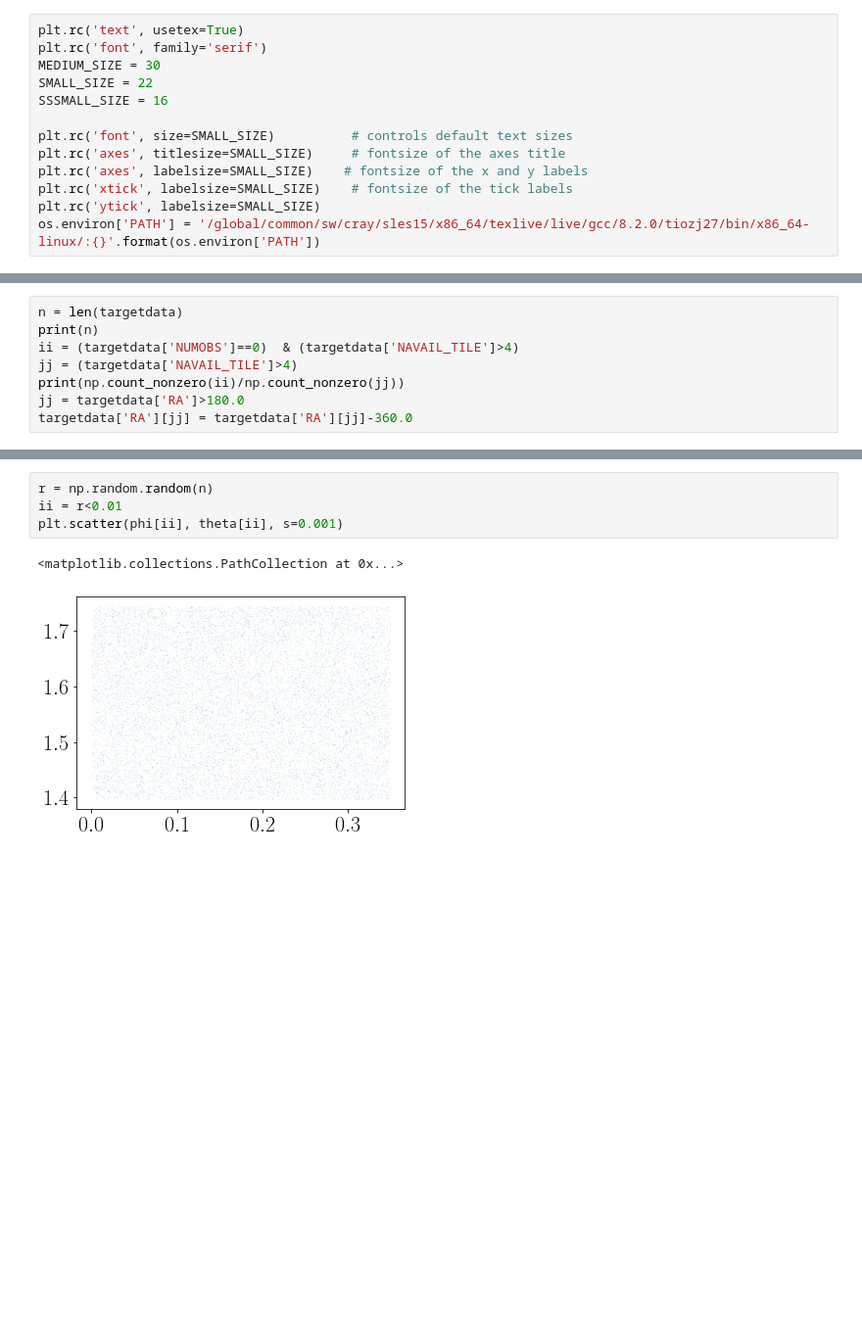
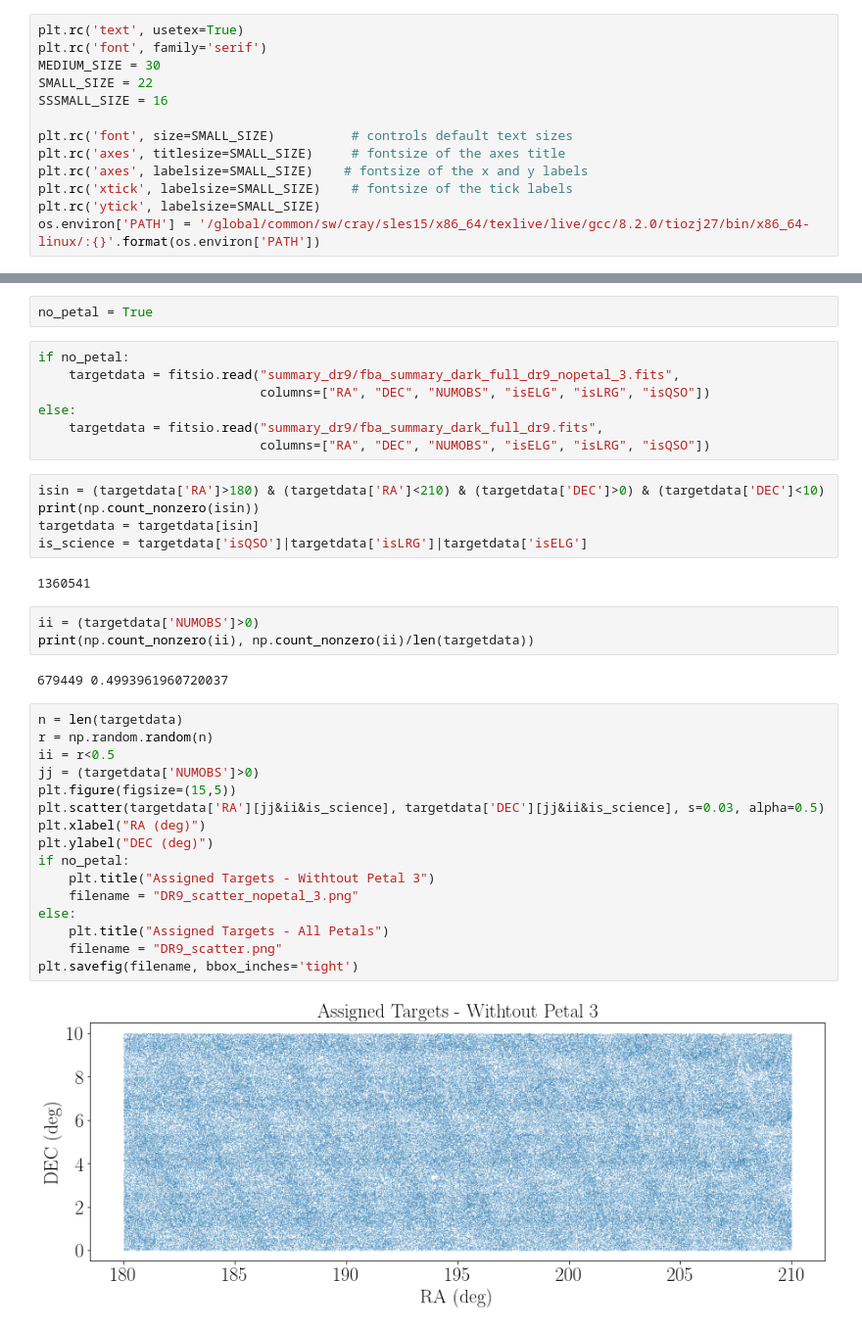
Before and after one commit to forero/SandboxDESI, a Jupyter notebook: fba_paper/neighbors_stats.ipynb, the cells around one changed output, grey strips where cells are left out. Shown at 98% size. Cells and saved outputs as stored; diff of their text form; blank space fills up the shorter version.

```diff
--- a/fba_paper/neighbors_stats.ipynb
+++ b/fba_paper/neighbors_stats.ipynb
@@ -23,8 +21,0 @@ targetdata = fitsio.read("summary/fba_summary_mtl_dark_south_cut_C_tiles_cut_C.f
-# %%
-n = len(targetdata)
-print(n)
-ii = (targetdata['NUMOBS']==0)  & (targetdata['NAVAIL_TILE']>4)
-jj = (targetdata['NAVAIL_TILE']>4)
-print(np.count_nonzero(ii)/np.count_nonzero(jj))
-jj = targetdata['RA']>180.0
-targetdata['RA'][jj] = targetdata['RA'][jj]-360.0
@@ -45,8 +22,40 @@ phi = np.deg2rad(targetdata['RA'])
-# %%
-r = np.random.random(n)
-ii = r<0.01
-plt.scatter(phi[ii], theta[ii], s=0.001)
-# %% [output]
-<matplotlib.collections.PathCollection at 0x...>
-[figure, removed]
+# %%
+no_petal = True
+# %%
+if no_petal:
+    targetdata = fitsio.read("summary_dr9/fba_summary_dark_full_dr9_nopetal_3.fits",
+                             columns=["RA", "DEC", "NUMOBS", "isELG", "isLRG", "isQSO"])
+else:
+    targetdata = fitsio.read("summary_dr9/fba_summary_dark_full_dr9.fits",
+                             columns=["RA", "DEC", "NUMOBS", "isELG", "isLRG", "isQSO"])
+# %%
+isin = (targetdata['RA']>180) & (targetdata['RA']<210) & (targetdata['DEC']>0) & (targetdata['DEC']<10)
+print(np.count_nonzero(isin))
+targetdata = targetdata[isin]
+is_science = targetdata['isQSO']|targetdata['isLRG']|targetdata['isELG']
+# %% [output]
+1360541
+# %%
+ii = (targetdata['NUMOBS']>0)
+print(np.count_nonzero(ii), np.count_nonzero(ii)/len(targetdata))
+# %% [output]
+679449 0.4993961960720037
+# %%
+n = len(targetdata)
+r = np.random.random(n)
+ii = r<0.5
+jj = (targetdata['NUMOBS']>0)
+plt.figure(figsize=(15,5))
+plt.scatter(targetdata['RA'][jj&ii&is_science], targetdata['DEC'][jj&ii&is_science], s=0.03, alpha=0.5)
+plt.xlabel("RA (deg)")
+plt.ylabel("DEC (deg)")
+if no_petal:
+    plt.title("Assigned Targets - Withtout Petal 3")
+    filename = "DR9_scatter_nopetal_3.png"
+else:
+    plt.title("Assigned Targets - All Petals")
+    filename = "DR9_scatter.png"
+plt.savefig(filename, bbox_inches='tight')
+# %% [output]
+[figure, added]
 # %%
```
Also changed, not shown: parts of 17 cells of this notebook.
